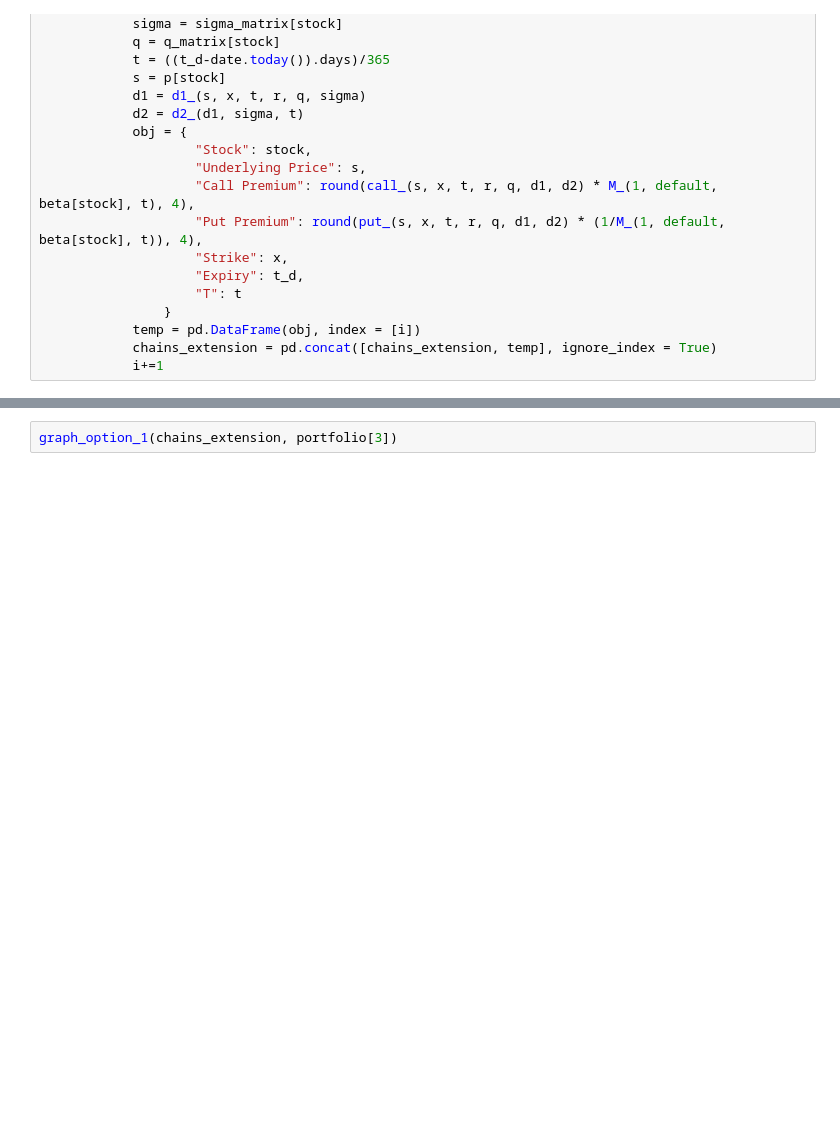
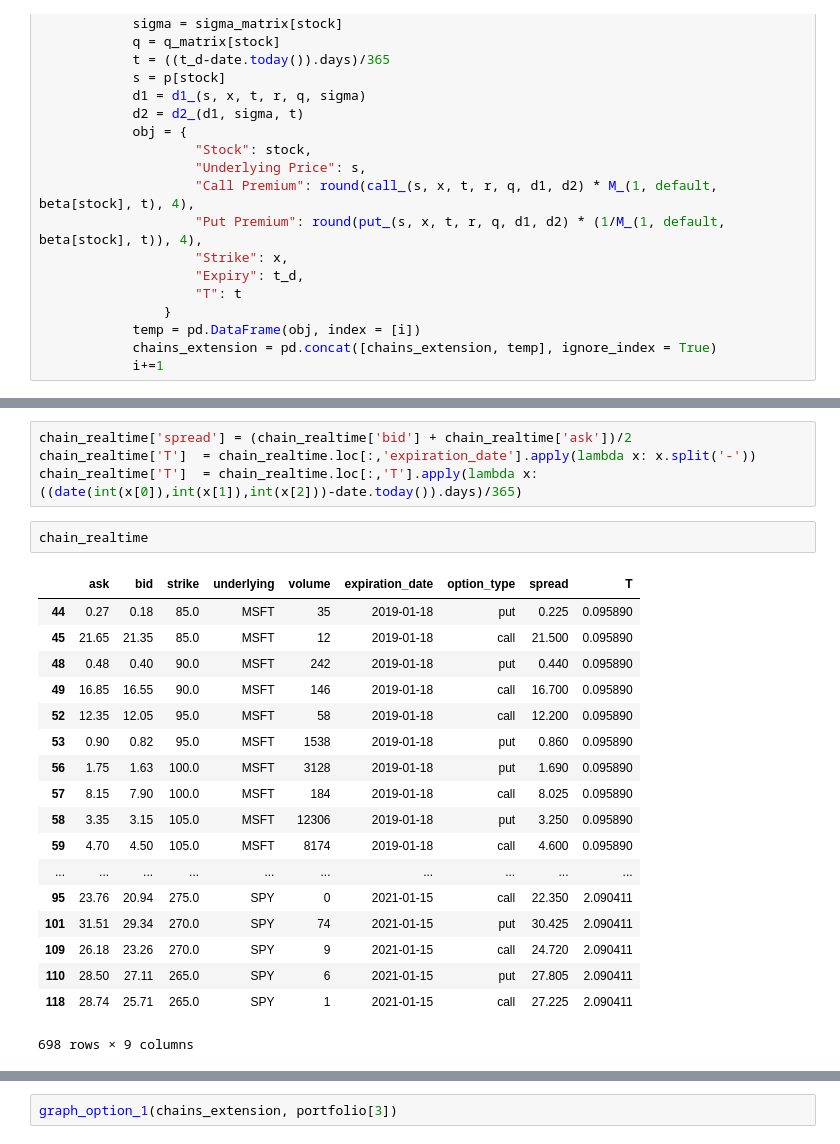
Before and after one commit to jaisal1024/options_realtime_modeling, a Jupyter notebook: options_modeling_v1.ipynb, the cells around one changed output, grey strips where cells are left out. Cells and saved outputs as stored; diff of their text form; blank space fills up the shorter version.

```diff
--- a/options_modeling_v1.ipynb
+++ b/options_modeling_v1.ipynb
@@ -241,3 +294,28 @@ for stock in strikes:
+# %%
+chain_realtime['spread'] = (chain_realtime['bid'] + chain_realtime['ask'])/2
+chain_realtime['T']  = chain_realtime.loc[:,'expiration_date'].apply(lambda x: x.split('-'))
+chain_realtime['T']  = chain_realtime.loc[:,'T'].apply(lambda x: ((date(int(x[0]),int(x[1]),int(x[2]))-date.today()).days)/365)
+# %%
+chain_realtime
+# %% [output]
+|  | ask | bid | strike | underlying | volume | expiration_date | option_type | spread | T |
+| 44 | 0.27 | 0.18 | 85.0 | MSFT | 35 | 2019-01-18 | put | 0.225 | 0.095890 |
+| 45 | 21.65 | 21.35 | 85.0 | MSFT | 12 | 2019-01-18 | call | 21.500 | 0.095890 |
+| 48 | 0.48 | 0.40 | 90.0 | MSFT | 242 | 2019-01-18 | put | 0.440 | 0.095890 |
+| 49 | 16.85 | 16.55 | 90.0 | MSFT | 146 | 2019-01-18 | call | 16.700 | 0.095890 |
+| 52 | 12.35 | 12.05 | 95.0 | MSFT | 58 | 2019-01-18 | call | 12.200 | 0.095890 |
+| 53 | 0.90 | 0.82 | 95.0 | MSFT | 1538 | 2019-01-18 | put | 0.860 | 0.095890 |
+| 56 | 1.75 | 1.63 | 100.0 | MSFT | 3128 | 2019-01-18 | put | 1.690 | 0.095890 |
+| 57 | 8.15 | 7.90 | 100.0 | MSFT | 184 | 2019-01-18 | call | 8.025 | 0.095890 |
+| 58 | 3.35 | 3.15 | 105.0 | MSFT | 12306 | 2019-01-18 | put | 3.250 | 0.095890 |
+| 59 | 4.70 | 4.50 | 105.0 | MSFT | 8174 | 2019-01-18 | call | 4.600 | 0.095890 |
+| ... | ... | ... | ... | ... | ... | ... | ... | ... | ... |
+| 95 | 23.76 | 20.94 | 275.0 | SPY | 0 | 2021-01-15 | call | 22.350 | 2.090411 |
+| 101 | 31.51 | 29.34 | 270.0 | SPY | 74 | 2021-01-15 | put | 30.425 | 2.090411 |
+| 109 | 26.18 | 23.26 | 270.0 | SPY | 9 | 2021-01-15 | call | 24.720 | 2.090411 |
+| 110 | 28.50 | 27.11 | 265.0 | SPY | 6 | 2021-01-15 | put | 27.805 | 2.090411 |
+| 118 | 28.74 | 25.71 | 265.0 | SPY | 1 | 2021-01-15 | call | 27.225 | 2.090411 |
+698 rows × 9 columns
 # %%
 graph_option_subplot(chains_blackscholes, chains_extension, portfolio[1])
 # %% [output]
```
Also changed, not shown: parts of 12 cells of this notebook.
